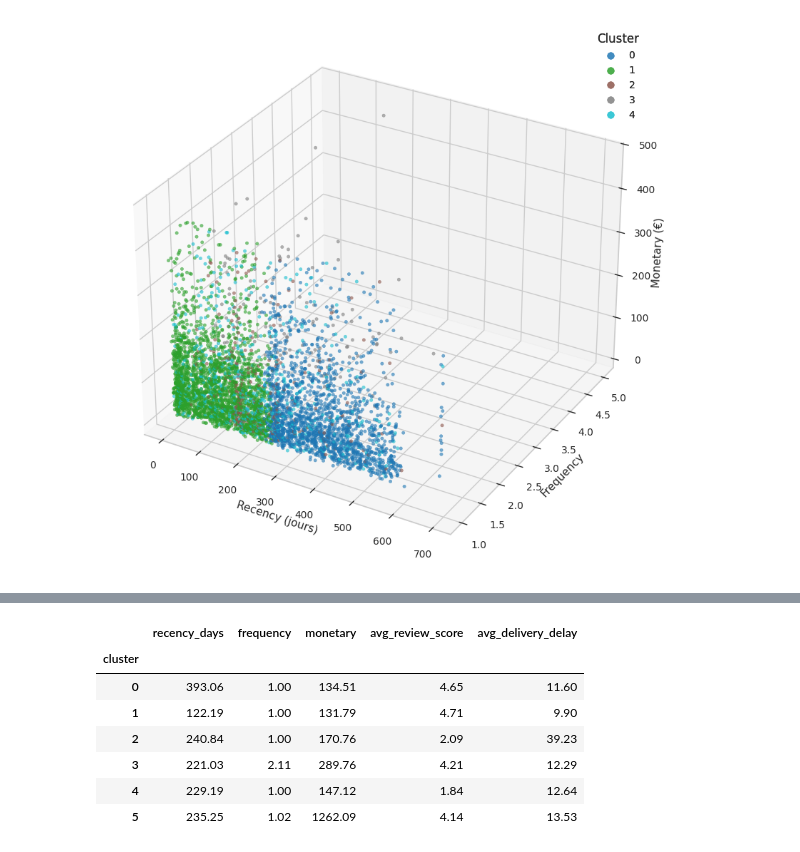
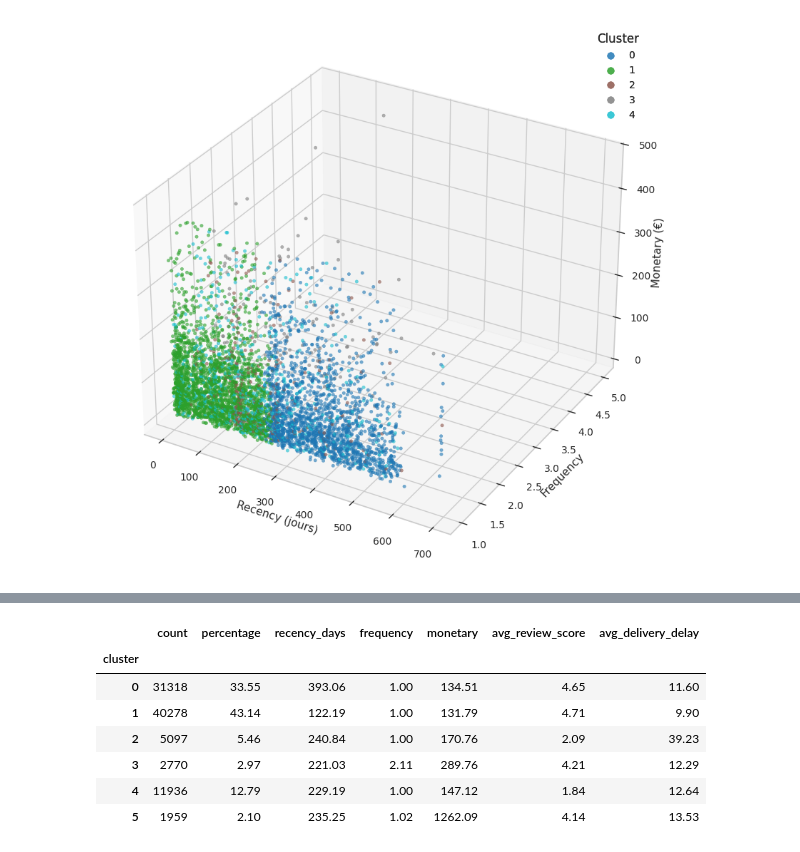
Before and after one commit to AurelienGruzon/customer-segmentation-ecommerce, a Jupyter notebook: notebooks/tests_clusterings.ipynb, the cells around one changed output, grey strips where cells are left out. Cells and saved outputs as stored; diff of their text form; code cells hidden in the pictures.

Commit message:
clustering finalisé, maintenance à faire

```diff
--- a/notebooks/tests_clusterings.ipynb
+++ b/notebooks/tests_clusterings.ipynb
@@ -443,16 +504,49 @@ Silhouette DBSCAN: 0.1328792411586301
 # %%
 # Modèle final (KMeans k=6)
-final_labels = km6.labels_
 seg = rfm_business.copy()
-seg["cluster"] = final_labels
-seg.to_csv("./olist_customers_segments_k6.csv")
-seg.groupby("cluster")[["recency_days","frequency","monetary","avg_review_score","avg_delivery_delay"]].mean().round(2)
+seg["cluster"] = km6.labels_
+
+n_total = len(seg)
+
+summary_k6 = (
+    seg
+    .groupby("cluster")
+    .agg(
+        count=("cluster", "size"),
+        recency_days=("recency_days", "mean"),
+        frequency=("frequency", "mean"),
+        monetary=("monetary", "mean"),
+        avg_review_score=("avg_review_score", "mean"),
+        avg_delivery_delay=("avg_delivery_delay", "mean"),
+    )
+)
+
+summary_k6["percentage"] = (summary_k6["count"] / n_total * 100).round(2)
+
+summary_k6 = summary_k6.round(
+    {"recency_days": 2, "frequency": 2, "monetary": 2,
+     "avg_review_score": 2, "avg_delivery_delay": 2}
+)
+
+# Ordre souhaité
+cols = [
+    "count",
+    "percentage",
+    "recency_days",
+    "frequency",
+    "monetary",
+    "avg_review_score",
+    "avg_delivery_delay"
+]
+
+summary_k6 = summary_k6[cols]
+summary_k6
 # %% [output]
-|  | recency_days | frequency | monetary | avg_review_score | avg_delivery_delay |
-| cluster |  |  |  |  |  |
-| 0 | 393.06 | 1.00 | 134.51 | 4.65 | 11.60 |
-| 1 | 122.19 | 1.00 | 131.79 | 4.71 | 9.90 |
-| 2 | 240.84 | 1.00 | 170.76 | 2.09 | 39.23 |
-| 3 | 221.03 | 2.11 | 289.76 | 4.21 | 12.29 |
-| 4 | 229.19 | 1.00 | 147.12 | 1.84 | 12.64 |
-| 5 | 235.25 | 1.02 | 1262.09 | 4.14 | 13.53 |
+|  | count | percentage | recency_days | frequency | monetary | avg_review_score | avg_delivery_delay |
+| cluster |  |  |  |  |  |  |  |
+| 0 | 31318 | 33.55 | 393.06 | 1.00 | 134.51 | 4.65 | 11.60 |
+| 1 | 40278 | 43.14 | 122.19 | 1.00 | 131.79 | 4.71 | 9.90 |
+| 2 | 5097 | 5.46 | 240.84 | 1.00 | 170.76 | 2.09 | 39.23 |
+| 3 | 2770 | 2.97 | 221.03 | 2.11 | 289.76 | 4.21 | 12.29 |
+| 4 | 11936 | 12.79 | 229.19 | 1.00 | 147.12 | 1.84 | 12.64 |
+| 5 | 1959 | 2.10 | 235.25 | 1.02 | 1262.09 | 4.14 | 13.53 |
```
Also changed, not shown: parts of 13 cells of this notebook, 1 other file.
